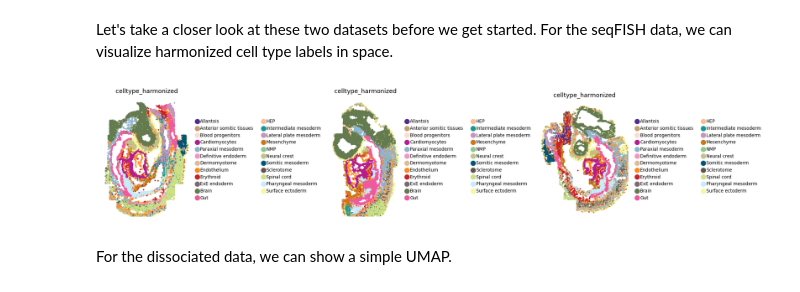
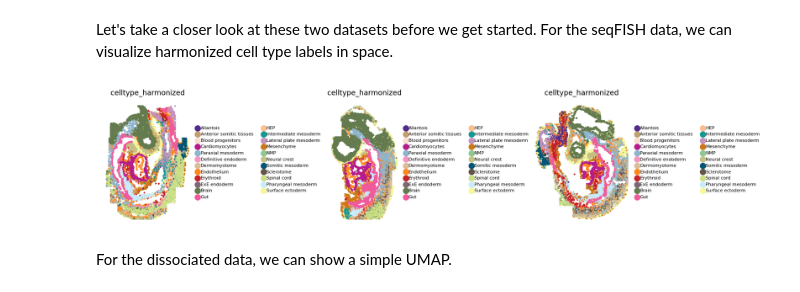
Before and after one commit to quadbio/cellmapper, a Jupyter notebook: docs/notebooks/tutorials/spatial_mapping.ipynb, the cells around one changed output. Saved outputs shown, nothing was run; the diff lists cells and outputs as text; code cells hidden in the pictures.

Commit message:
Work on figure sizes

```diff
--- a/docs/notebooks/tutorials/spatial_mapping.ipynb
+++ b/docs/notebooks/tutorials/spatial_mapping.ipynb
@@ -82,17 +82,17 @@ Let's take a closer look at these two datasets before we get started. For the se
 # %%
 with warnings.catch_warnings():
     warnings.simplefilter("ignore")
 
-    with plt.rc_context({"figure.figsize": (2, 3), "legend.fontsize": 6, "axes.titlesize": 8}):
+    with plt.rc_context({"figure.figsize": (2, 2.5), "legend.fontsize": 5, "axes.titlesize": 8}):
         sq.pl.spatial_scatter(
             ad_sp,
             library_key="embryo",
             color="celltype_harmonized",
             shape=None,
-            wspace=1.1,
+            wspace=0.8,
         )
 # %% [output]
-[figure, old version]
+[figure, new version]
 # %% [markdown]
 For the dissociated data, we can show a simple UMAP.
 # %%
```
